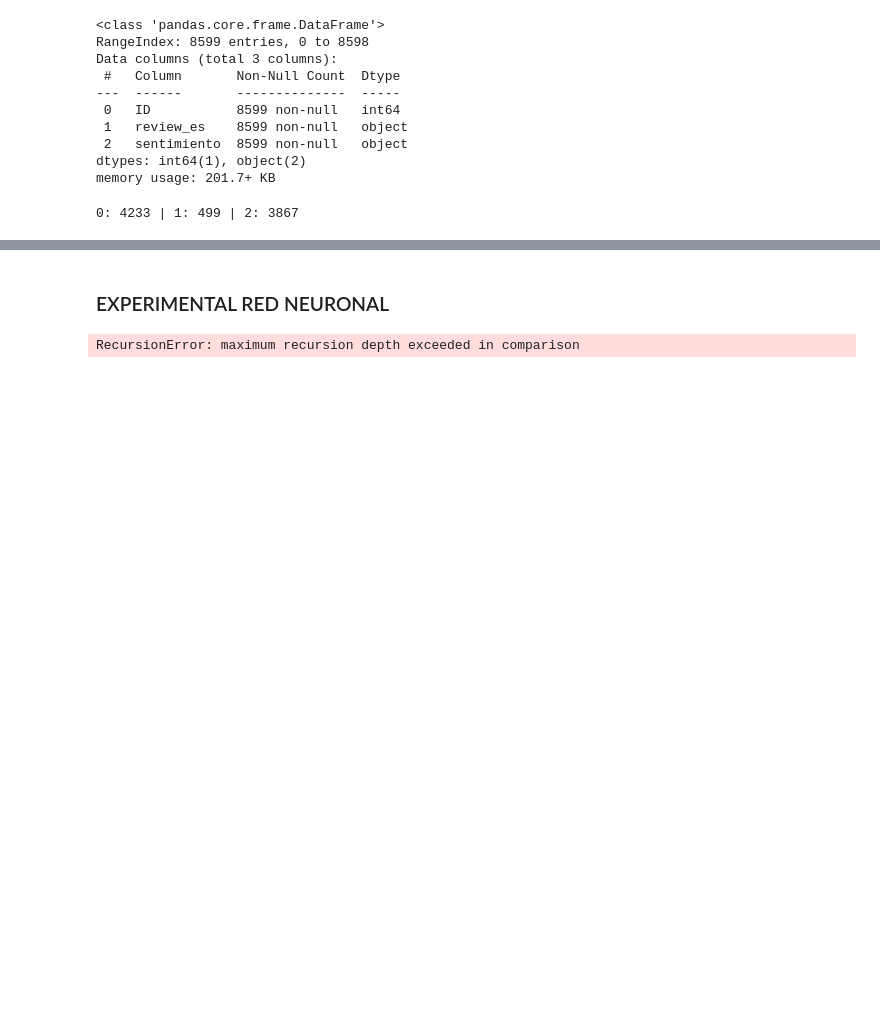
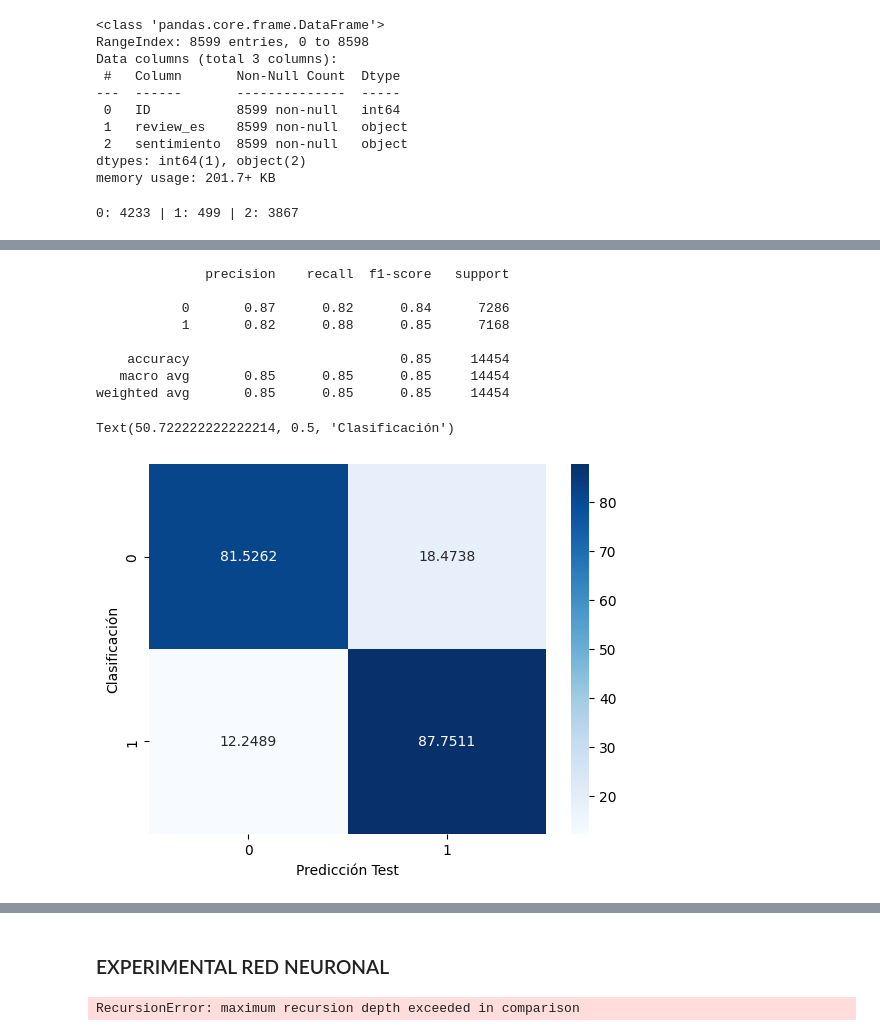
Before and after one commit to sttesta3/7506R-1C2024-GRUPO08, a Jupyter notebook: TP2_BayesNaive.ipynb, the cells around one changed output, grey strips where cells are left out. Cells and saved outputs as stored; diff of their text form; code cells hidden in the pictures; blank space fills up the shorter version.

```diff
--- a/TP2_BayesNaive.ipynb
+++ b/TP2_BayesNaive.ipynb
@@ -865,0 +873,18 @@ print("0: {} | 1: {} | 2: {}".format(n0,n1,n2))
+# %%
+# Loop de entrenamiento
+BEST_FOLDS = 7
+DELTA = 4
+
+NBs = []
+resultados = []
+
+# Ajuste Fino
+for i in range(BEST_FOLDS - DELTA,BEST_FOLDS + DELTA + 1):
+  print("#################",i,"FOLDS #################")
+  NBcv = make_pipeline(TfidfVectorizer(), MultinomialNB())
+  resultadosp = cross_validate(NBcv,Xp_train.texto_codificado, Yp_train.map({"positivo":0,"negativo":1}), cv=StratifiedKFold(n_splits=i,shuffle=True),scoring=make_scorer(f1_score),return_estimator=True)
+  metricsCV=resultadosp['test_score']
+  NBs.append( resultadosp['estimator'][np.where(metricsCV==max(metricsCV))[0][0]] )
+  resultados.append( resultadosp['test_score'][np.where(metricsCV==max(metricsCV))[0][0]] )
+
+resultados_test = [ f1_score(Yp_test.map({"positivo":0,"negativo":1}), modelo.predict(Xp_test.texto_codificado)) for modelo in NBs ]
@@ -865,0 +901,20 @@ print("0: {} | 1: {} | 2: {}".format(n0,n1,n2))
+# %%
+# EVALUACION
+y_pred = votacion(NBs,Xp_test.texto_codificado)
+print(classification_report(Yp_test.map({"positivo":0,"negativo":1}),y_pred))
+
+cm = confusion_matrix(Yp_test.map({"positivo":0,"negativo":1}),y_pred,normalize='true')*100
+sns.heatmap(cm, cmap='Blues',annot=True,fmt='g')
+plt.xlabel('Predicción Test')
+plt.ylabel('Clasificación')
+# %% [output]
+              precision    recall  f1-score   support
+
+           0       0.87      0.82      0.84      7286
+           1       0.82      0.88      0.85      7168
+
+    accuracy                           0.85     14454
+   macro avg       0.85      0.85      0.85     14454
+weighted avg       0.85      0.85      0.85     14454
+Text(50.722222222222214, 0.5, 'Clasificación')
+[figure, added]
```
Also changed, not shown: parts of 11 cells of this notebook.
